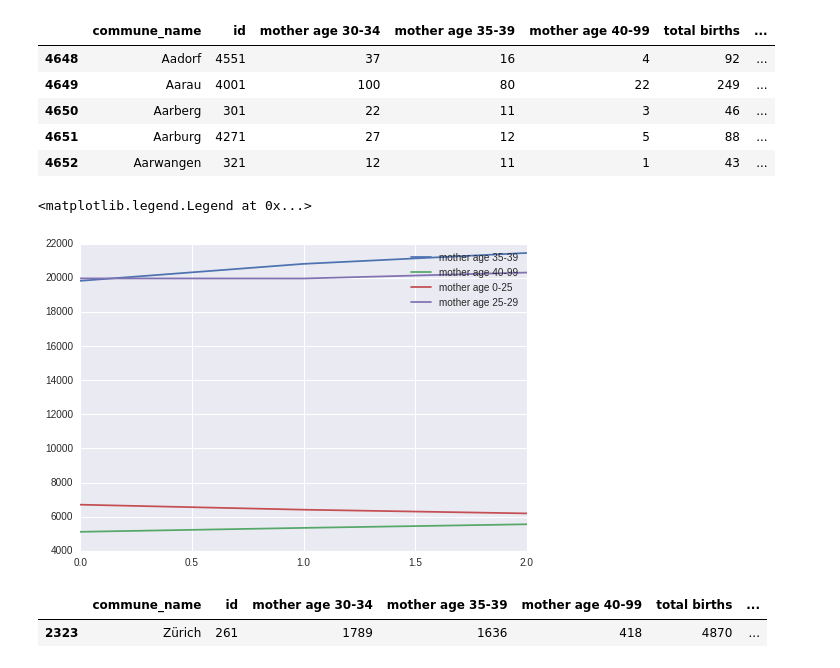
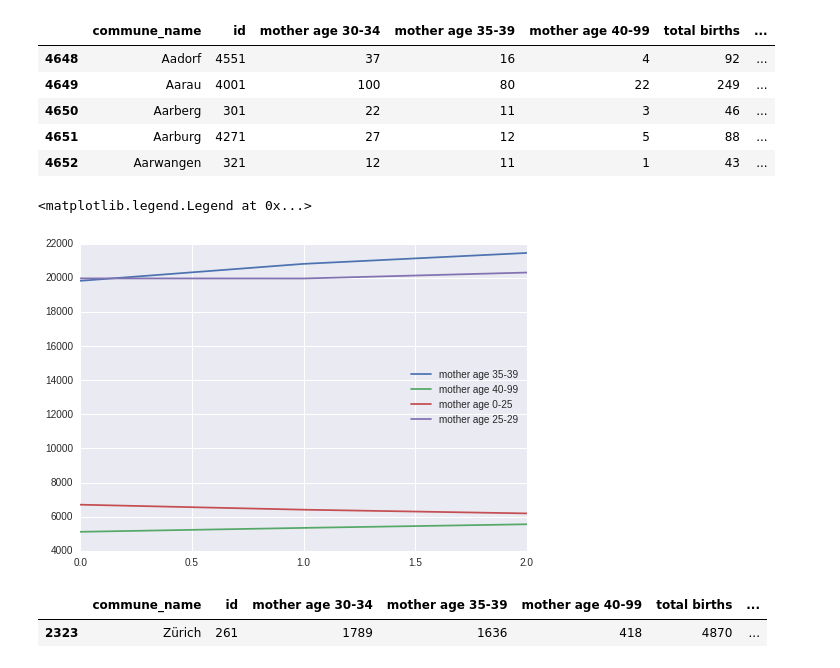
Before and after one commit to christophebertrand/votation-visualisation, a Jupyter notebook: data/data_to_be_processed/raw_data/clean_births.ipynb, the cells around one changed output. Saved outputs shown, nothing was run; the diff lists cells and outputs as text; code cells hidden in the pictures.

```diff
--- a/data/data_to_be_processed/raw_data/clean_births.ipynb
+++ b/data/data_to_be_processed/raw_data/clean_births.ipynb
@@ -135,11 +135,11 @@ data2015.head()
 # %%
 for col in data2013.columns[3:]:
     if col != 'total births':
         plt.plot([data2013[col].sum(), data2014[col].sum(), data2015[col].sum()], label=col)
-plt.legend()
+plt.legend(loc='best' )
 # %% [output]
 <matplotlib.legend.Legend at 0x...>
-[figure, old version]
+[figure, new version]
 # %%
 data2013.to_csv("../cleaned_data/2013/births2013.csv", index=False)
 # %%
```
Also changed, not shown: 1 other file.
